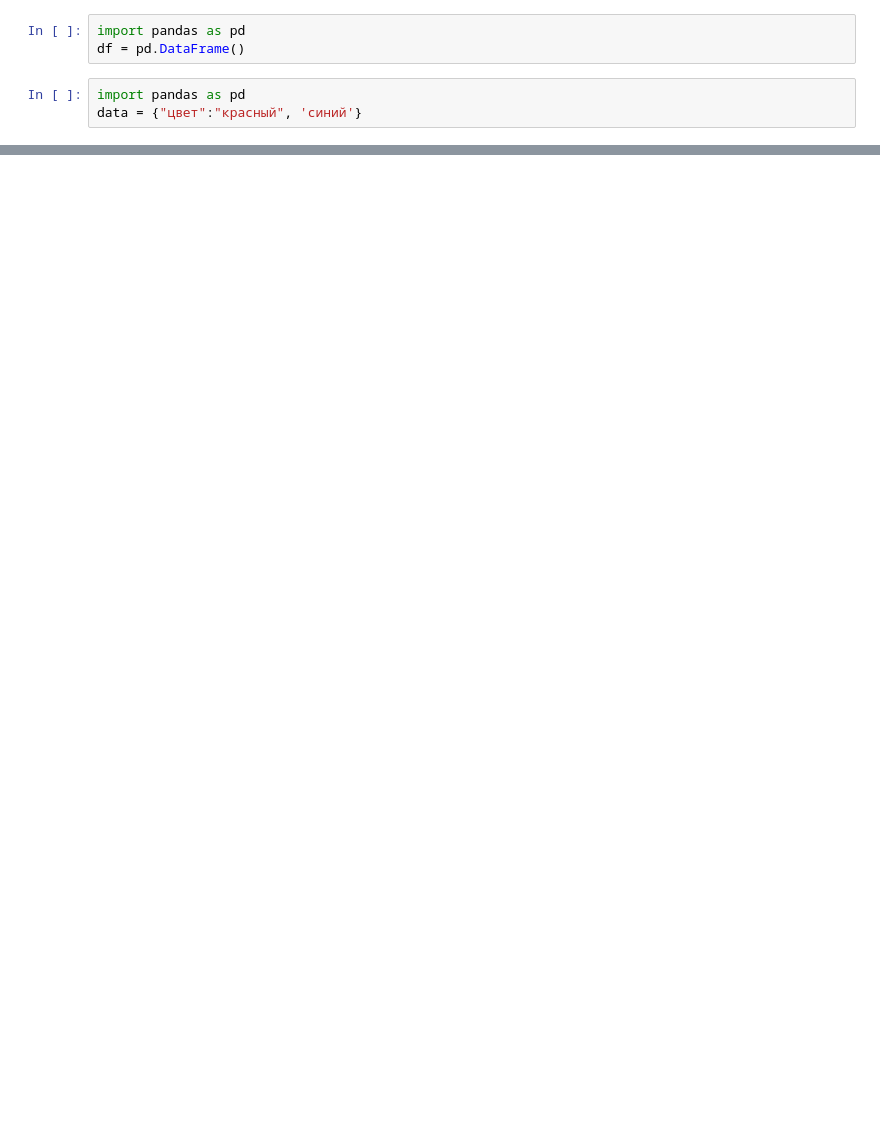
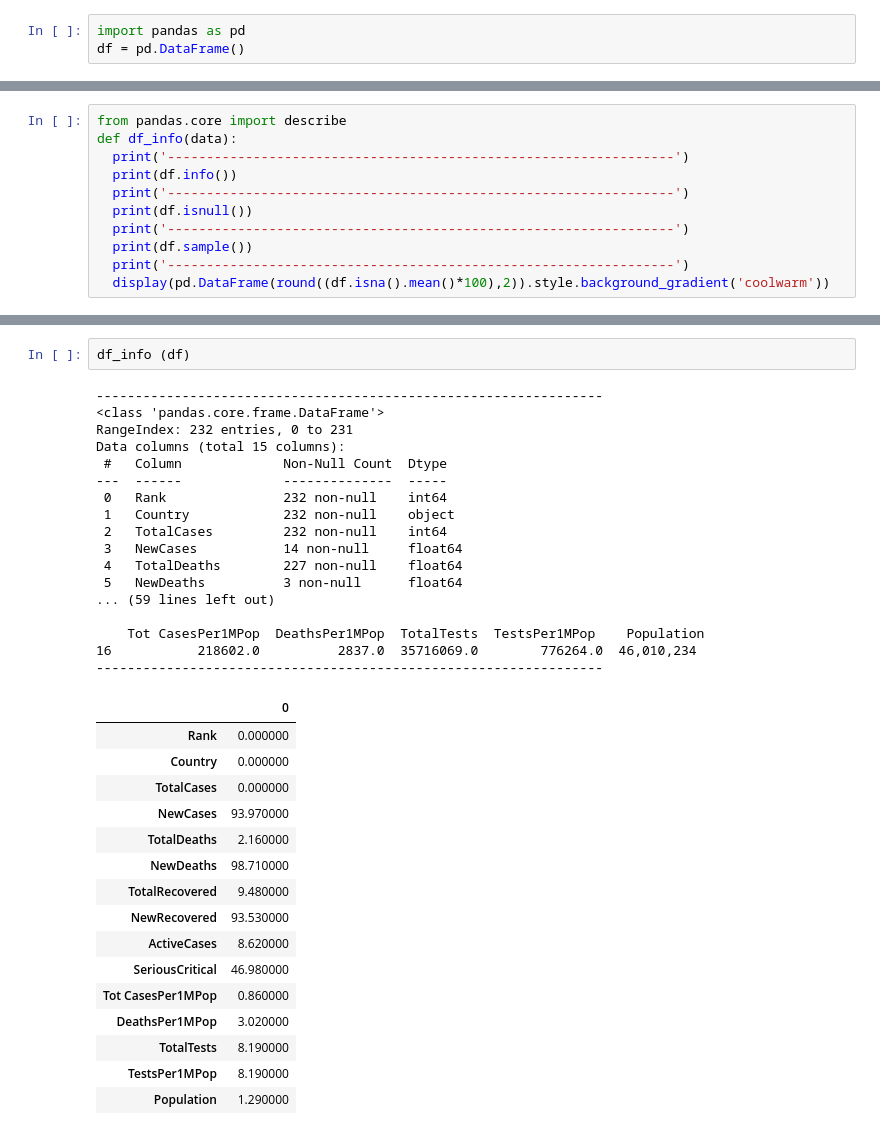
Before and after one commit to EkatAVD/EkatAVD, a Jupyter notebook: AvdeevaEV.ipynb, the cells around one changed output, grey strips where cells are left out. Cells and saved outputs as stored; diff of their text form; blank space fills up the shorter version.

```diff
--- a/AvdeevaEV.ipynb
+++ b/AvdeevaEV.ipynb
@@ -3,6 +3,3 @@
 # %%
 import pandas as pd
 df = pd.DataFrame()
-# %%
-import pandas as pd
-data = {"цвет":"красный", 'синий'}
@@ -15,0 +8,11 @@ df1.isna()
+# %%
+from pandas.core import describe
+def df_info(data):
+  print('-----------------------------------------------------------------')
+  print(df.info())
+  print('-----------------------------------------------------------------')
+  print(df.isnull())
+  print('-----------------------------------------------------------------')
+  print(df.sample())
+  print('-----------------------------------------------------------------')
+  display(pd.DataFrame(round((df.isna().mean()*100),2)).style.background_gradient('coolwarm'))
@@ -15,0 +26,36 @@ df1.isna()
+# %%
+df_info (df)
+# %% [output]
+-----------------------------------------------------------------
+<class 'pandas.core.frame.DataFrame'>
+RangeIndex: 232 entries, 0 to 231
+Data columns (total 15 columns):
+ #   Column             Non-Null Count  Dtype
+---  ------             --------------  -----
+ 0   Rank               232 non-null    int64
+ 1   Country            232 non-null    object
+ 2   TotalCases         232 non-null    int64
+ 3   NewCases           14 non-null     float64
+ 4   TotalDeaths        227 non-null    float64
+ 5   NewDeaths          3 non-null      float64
+... (59 lines left out)
+
+    Tot CasesPer1MPop  DeathsPer1MPop  TotalTests  TestsPer1MPop    Population
+16           218602.0          2837.0  35716069.0        776264.0  46,010,234
+-----------------------------------------------------------------
+|  | 0 |
+| Rank | 0.000000 |
+| Country | 0.000000 |
+| TotalCases | 0.000000 |
+| NewCases | 93.970000 |
+| TotalDeaths | 2.160000 |
+| NewDeaths | 98.710000 |
+| TotalRecovered | 9.480000 |
+| NewRecovered | 93.530000 |
+| ActiveCases | 8.620000 |
+| SeriousCritical | 46.980000 |
+| Tot CasesPer1MPop | 0.860000 |
+| DeathsPer1MPop | 3.020000 |
+| TotalTests | 8.190000 |
+| TestsPer1MPop | 8.190000 |
+| Population | 1.290000 |
```
Also changed, not shown: parts of 24 cells of this notebook.
